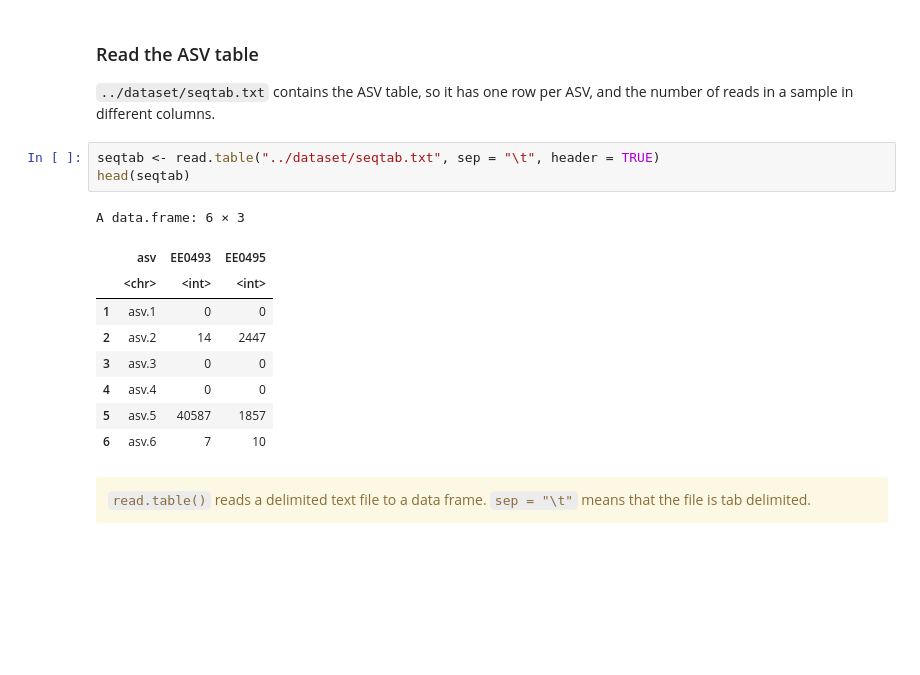
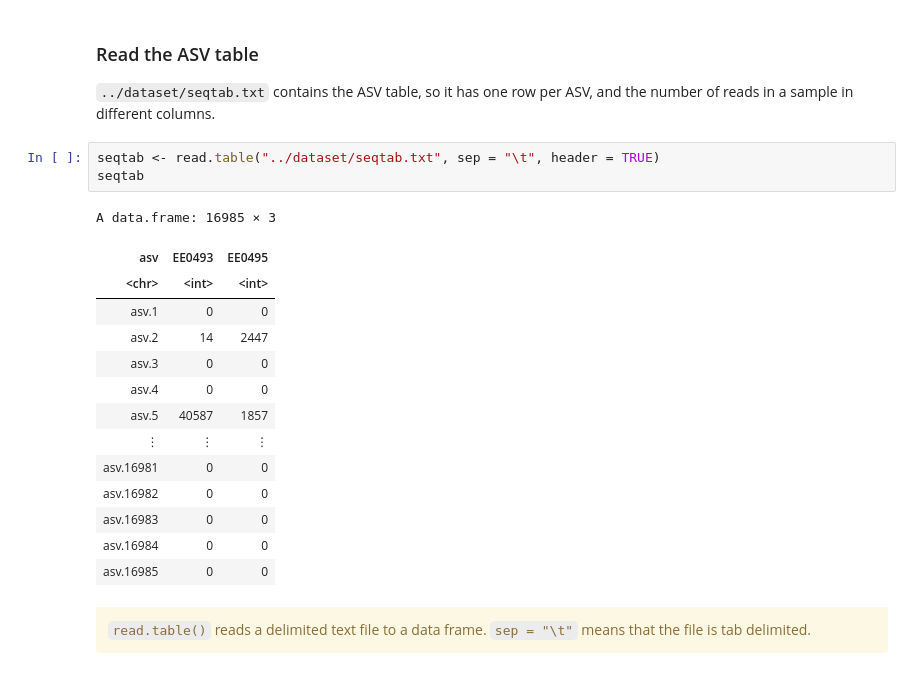
Before and after one commit to iobis/sg-12-dataset, a Jupyter notebook: scripts/pieter.ipynb, the cells around one changed output. Drawn from its saved outputs; the diff is of its cells as text; blank space fills up the shorter version.

```diff
--- a/scripts/pieter.ipynb
+++ b/scripts/pieter.ipynb
@@ -44,17 +47,22 @@ In a relative file path, <code>..</code> indicates the parent directory.
 `../dataset/seqtab.txt` contains the ASV table, so it has one row per ASV, and the number of reads in a sample in different columns.
 # %%
 seqtab <- read.table("../dataset/seqtab.txt", sep = "\t", header = TRUE)
-head(seqtab)
+seqtab
 # %% [output]
-A data.frame: 6 × 3
+A data.frame: 16985 × 3
-|  | asv | EE0493 | EE0495 |
-|  | <chr> | <int> | <int> |
-| 1 | asv.1 | 0 | 0 |
-| 2 | asv.2 | 14 | 2447 |
-| 3 | asv.3 | 0 | 0 |
-| 4 | asv.4 | 0 | 0 |
-| 5 | asv.5 | 40587 | 1857 |
-| 6 | asv.6 | 7 | 10 |
+| asv | EE0493 | EE0495 |
+| <chr> | <int> | <int> |
+| asv.1 | 0 | 0 |
+| asv.2 | 14 | 2447 |
+| asv.3 | 0 | 0 |
+| asv.4 | 0 | 0 |
+| asv.5 | 40587 | 1857 |
+| ⋮ | ⋮ | ⋮ |
+| asv.16981 | 0 | 0 |
+| asv.16982 | 0 | 0 |
+| asv.16983 | 0 | 0 |
+| asv.16984 | 0 | 0 |
+| asv.16985 | 0 | 0 |
 # %% [markdown]
 <div class="alert alert-warning">
 <code>read.table()</code> reads a delimited text file to a data frame. <code>sep = "\t"</code> means that the file is tab delimited.
```
Also changed, not shown: parts of 15 cells of this notebook, 1 other file.
